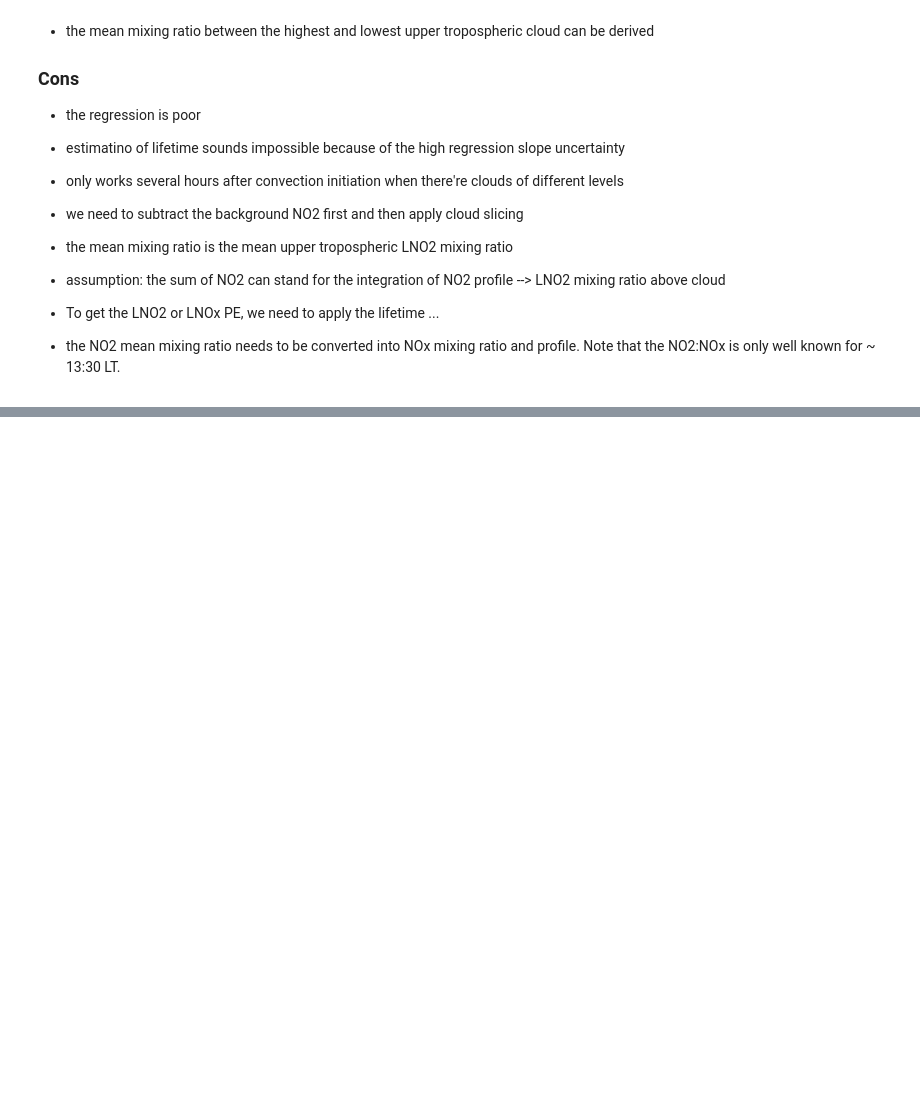
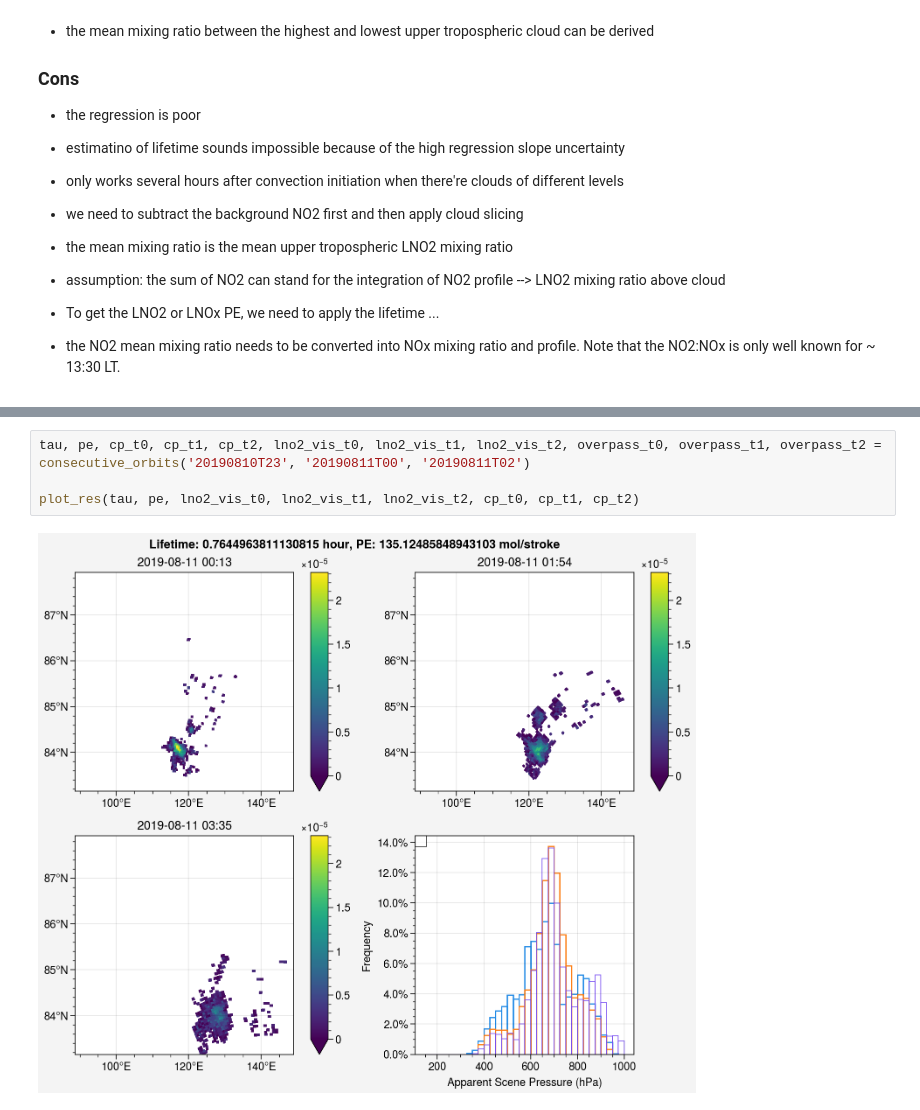
Before and after one commit to zxdawn/S5P-LNO2-Notebook, a Jupyter notebook: analysis/pe_lifetime.ipynb, the cells around one changed output, grey strips where cells are left out. Cells and saved outputs as stored; diff of their text form; blank space fills up the shorter version.

```diff
--- a/analysis/pe_lifetime.ipynb
+++ b/analysis/pe_lifetime.ipynb
@@ -62,0 +257,6 @@ In other words, the three consecutive orbits are useful for estimating the mean
+# %%
+tau, pe, cp_t0, cp_t1, cp_t2, lno2_vis_t0, lno2_vis_t1, lno2_vis_t2, overpass_t0, overpass_t1, overpass_t2 = consecutive_orbits('20190810T23', '20190811T00', '20190811T02')
+
+plot_res(tau, pe, lno2_vis_t0, lno2_vis_t1, lno2_vis_t2, cp_t0, cp_t1, cp_t2)
+# %% [output]
+[figure, added]
```
Also changed, not shown: parts of 11 cells of this notebook.
